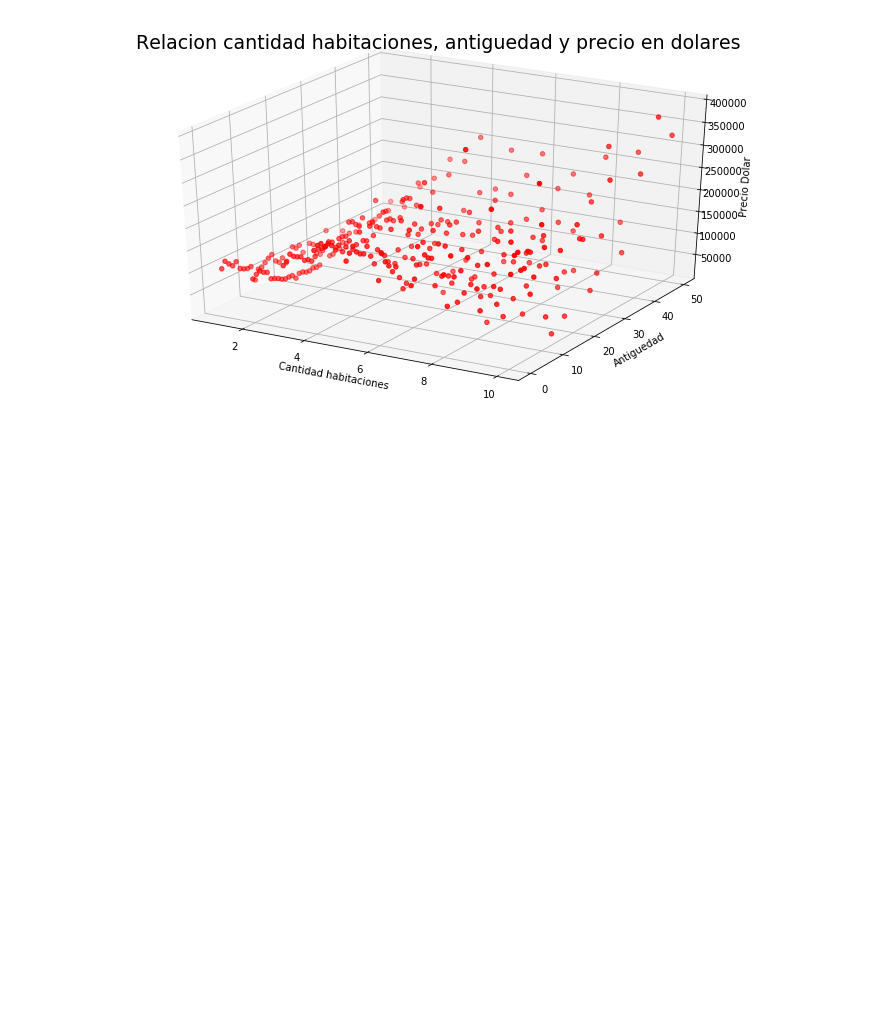
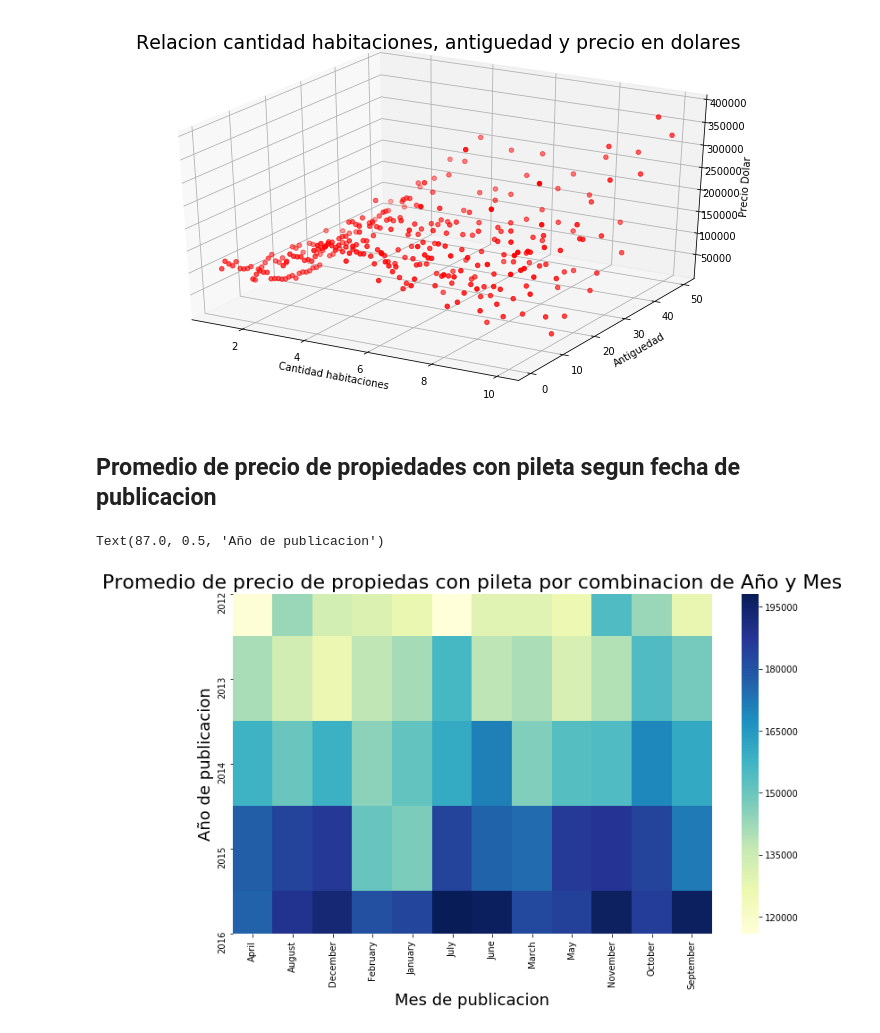
Before and after one commit to diaznicolasandres1/95.58-orga-datos-zonaprop-mexico-12-16, a Jupyter notebook: notebooks/04-primera-exploracion-nicolas.ipynb, the cells around one changed output. Saved outputs shown, nothing was run; the diff lists cells and outputs as text; code cells hidden in the pictures; blank space fills up the shorter version.

Commit message:
update heatmap relacions anio mes

```diff
--- a/notebooks/04-primera-exploracion-nicolas.ipynb
+++ b/notebooks/04-primera-exploracion-nicolas.ipynb
@@ -463,0 +466,11 @@ Text(0.5, 0, 'Precio Dolar')
+# %% [markdown]
+## Promedio de precio de propiedades con pileta segun fecha de publicacion
+# %%
+for_heatmap = df[df['piscina'] == 1.0].pivot_table(index='anio', columns='mes', values='precio_dolar', aggfunc='mean')
+g = sns.heatmap(for_heatmap,  cmap="YlGnBu")
+g.set_title("Promedio de precio de propiedas con pileta por combinacion de Año y Mes", fontsize=22)
+g.set_xlabel("Mes de publicacion",fontsize=18)
+g.set_ylabel("Año de publicacion", fontsize=18)
+# %% [output]
+Text(87.0, 0.5, 'Año de publicacion')
+[figure, added]
```
Also changed, not shown: parts of 5 cells of this notebook.
